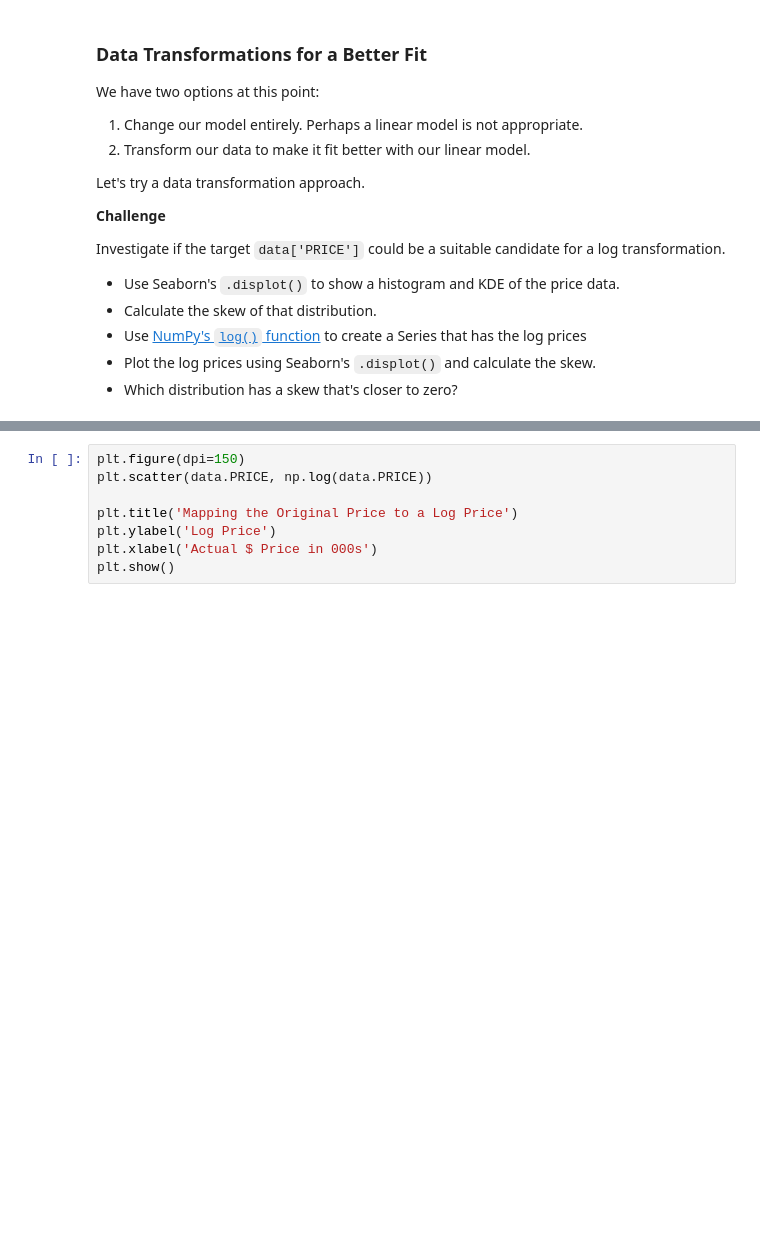
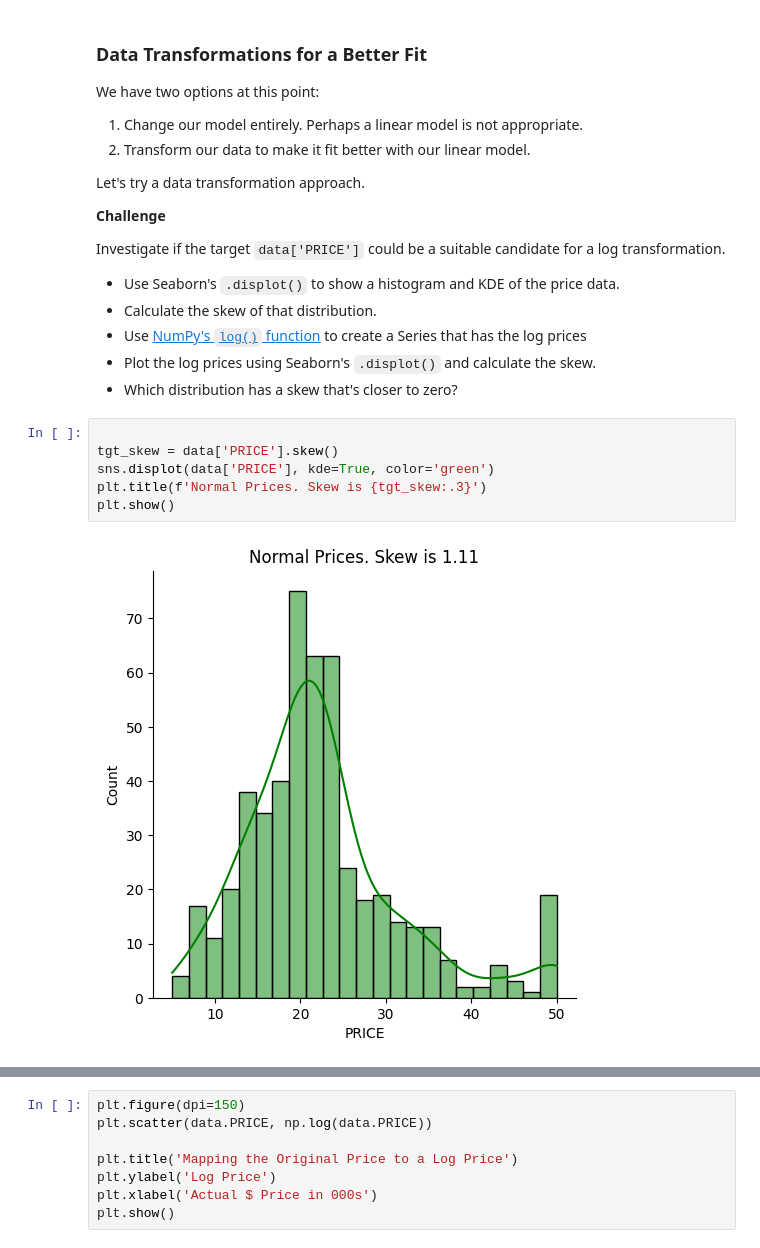
Before and after one commit to shahiddhariwala/boston_housing_prediction, a Jupyter notebook: Multivariable_Regression_and_Valuation_Model_(start).ipynb, the cells around one changed output, grey strips where cells are left out. Cells and saved outputs as stored; diff of their text form; blank space fills up the shorter version.

Commit message:
Looking forward to data transformation

```diff
--- a/Multivariable_Regression_and_Valuation_Model_(start).ipynb
+++ b/Multivariable_Regression_and_Valuation_Model_(start).ipynb
@@ -658,3 +658,11 @@ Investigate if the target `data['PRICE']` could be a suitable candidate for a lo
 * Use [NumPy's `log()` function](https://numpy.org/doc/stable/reference/generated/numpy.log.html) to create a Series that has the log prices
 * Plot the log prices using Seaborn's `.displot()` and calculate the skew.
 * Which distribution has a skew that's closer to zero?
+# %%
+
+tgt_skew = data['PRICE'].skew()
+sns.displot(data['PRICE'], kde=True, color='green')
+plt.title(f'Normal Prices. Skew is {tgt_skew:.3}')
+plt.show()
+# %% [output]
+[figure, added]
```
Also changed, not shown: parts of 2 cells of this notebook.
